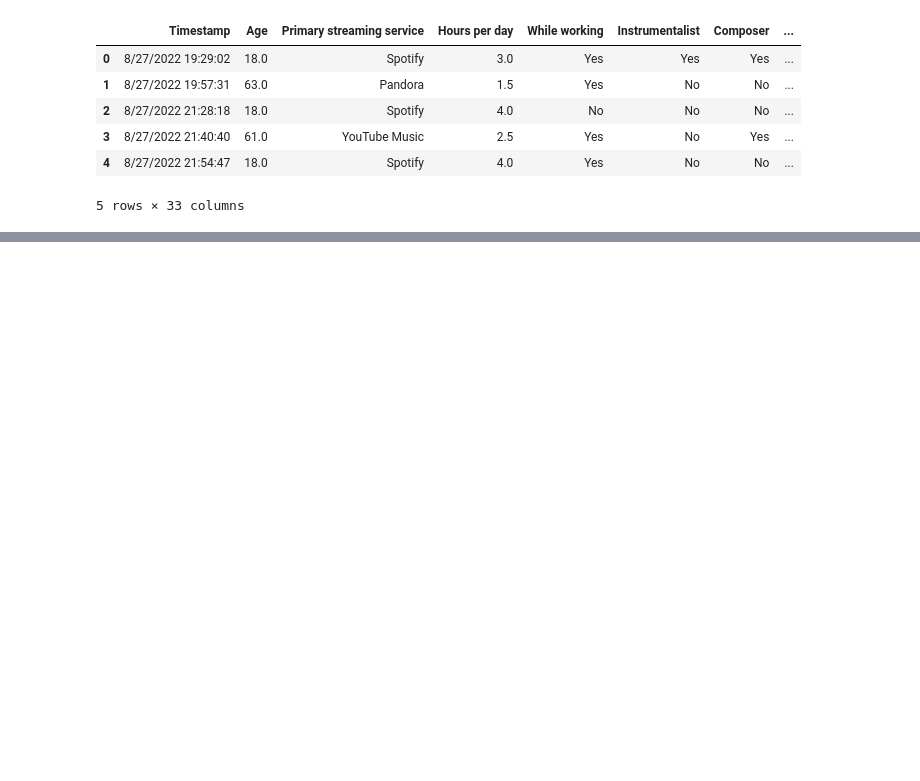
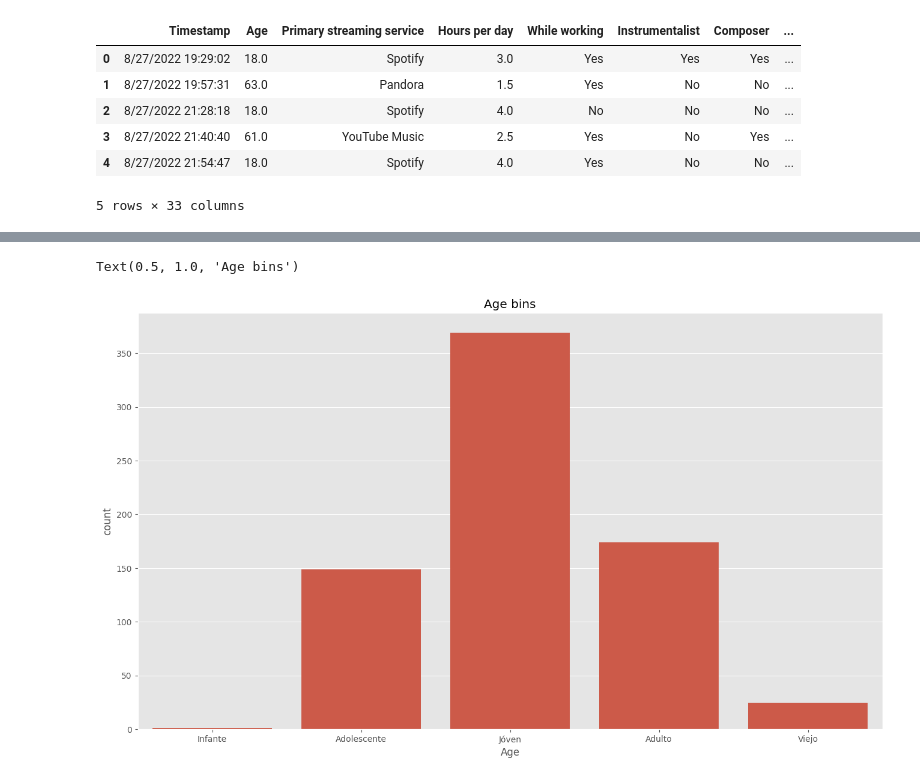
Before and after one commit to MiguelDoncel/prog_anal_datos, a Jupyter notebook: Proyecto/proyecto.ipynb, the cells around one changed output, grey strips where cells are left out. Saved outputs shown, nothing was run; the diff lists cells and outputs as text; code cells hidden in the pictures; blank space fills up the shorter version.

```diff
--- a/Proyecto/proyecto.ipynb
+++ b/Proyecto/proyecto.ipynb
@@ -18,0 +79,2 @@ df.head()
+# %%
+df['BPM'] = df.groupby('Fav genre')['BPM'].transform(lambda x: x.fillna(x.mean()))
@@ -18,0 +106,4 @@ df.head()
+# %%
+df.reset_index(drop=True, inplace=True)
+df["BPM"] = df["BPM"].astype(int)
+df["BPM"].head(20)
@@ -18,0 +158,2 @@ df.head()
+# %%
+df[["Age","Anxiety","Depression","Insomnia","OCD"]] = df[["Age","Anxiety","Depression","Insomnia","OCD"]].astype("int")
@@ -18,0 +190,8 @@ df.head()
+# %%
+#Haré bins para clasificar la edad y mirar más adelante si según un rango de edad hay efectos
+
+bins = [5,11,17,26,59,120]
+clasificacion_edad = ['Infante','Adolescente','Jóven','Adulto','Viejo']
+
+df['Age-binned']=pd.cut(df['Age'],bins,labels=clasificacion_edad,include_lowest=True)
+df[['Age','Age-binned']].head(20)
@@ -18,0 +226,10 @@ df.head()
+# %%
+sns.barplot(df['Age-binned'].value_counts())
+
+# set x/y labels and plot title
+plt.pyplot.xlabel("Age")
+plt.pyplot.ylabel("count")
+plt.pyplot.title("Age bins")
+# %% [output]
+Text(0.5, 1.0, 'Age bins')
+[figure, added]
```
Also changed, not shown: parts of 74 cells of this notebook, 8 other files.
